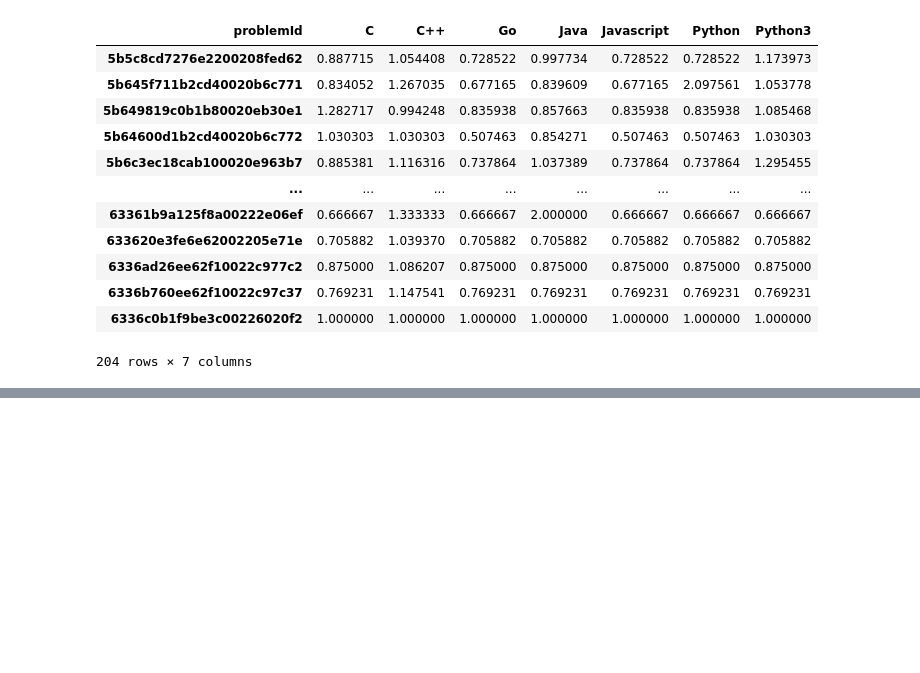
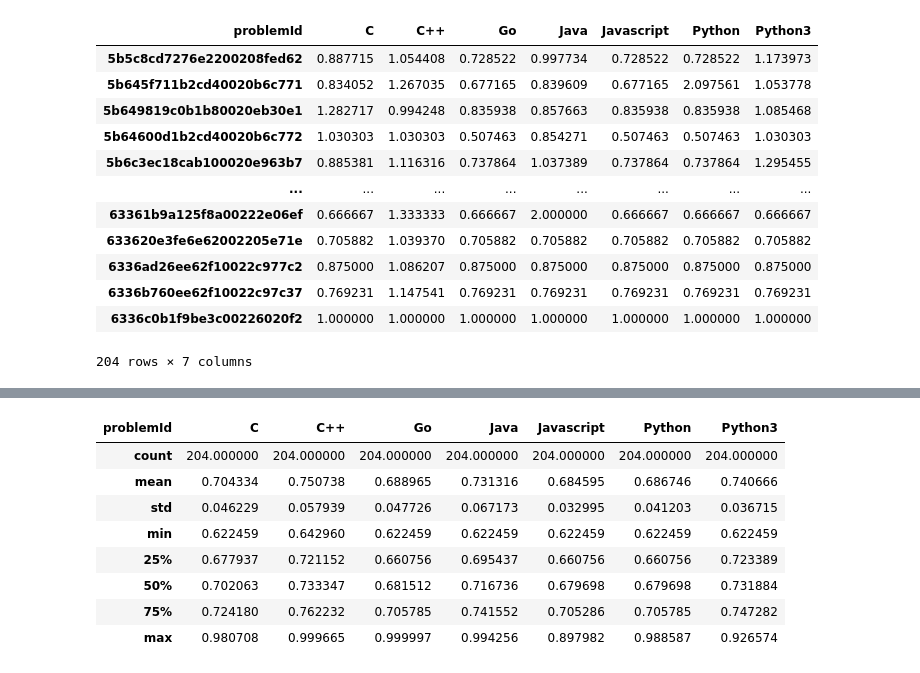
Before and after one commit to siesgstarena/synapse, a Jupyter notebook: notebooks/EDA/preprocessing.ipynb, the cells around one changed output, grey strips where cells are left out. Drawn from its saved outputs; the diff is of its cells as text; code cells hidden in the pictures; blank space fills up the shorter version.

```diff
--- a/notebooks/EDA/preprocessing.ipynb
+++ b/notebooks/EDA/preprocessing.ipynb
@@ -622,3 +734,15 @@ x
+# %%
+x.describe()
+# %% [output]
+| problemId | C | C++ | Go | Java | Javascript | Python | Python3 |
+| count | 204.000000 | 204.000000 | 204.000000 | 204.000000 | 204.000000 | 204.000000 | 204.000000 |
+| mean | 0.704334 | 0.750738 | 0.688965 | 0.731316 | 0.684595 | 0.686746 | 0.740666 |
+| std | 0.046229 | 0.057939 | 0.047726 | 0.067173 | 0.032995 | 0.041203 | 0.036715 |
+| min | 0.622459 | 0.642960 | 0.622459 | 0.622459 | 0.622459 | 0.622459 | 0.622459 |
+| 25% | 0.677937 | 0.721152 | 0.660756 | 0.695437 | 0.660756 | 0.660756 | 0.723389 |
+| 50% | 0.702063 | 0.733347 | 0.681512 | 0.716736 | 0.679698 | 0.679698 | 0.731884 |
+| 75% | 0.724180 | 0.762232 | 0.705785 | 0.741552 | 0.705286 | 0.705785 | 0.747282 |
+| max | 0.980708 | 0.999665 | 0.999997 | 0.994256 | 0.897982 | 0.988587 | 0.926574 |
 # %%
 x.to_csv("../../data/processed/success_score.csv")
 x
```
Also changed, not shown: parts of 24 cells of this notebook, 5 other files.
